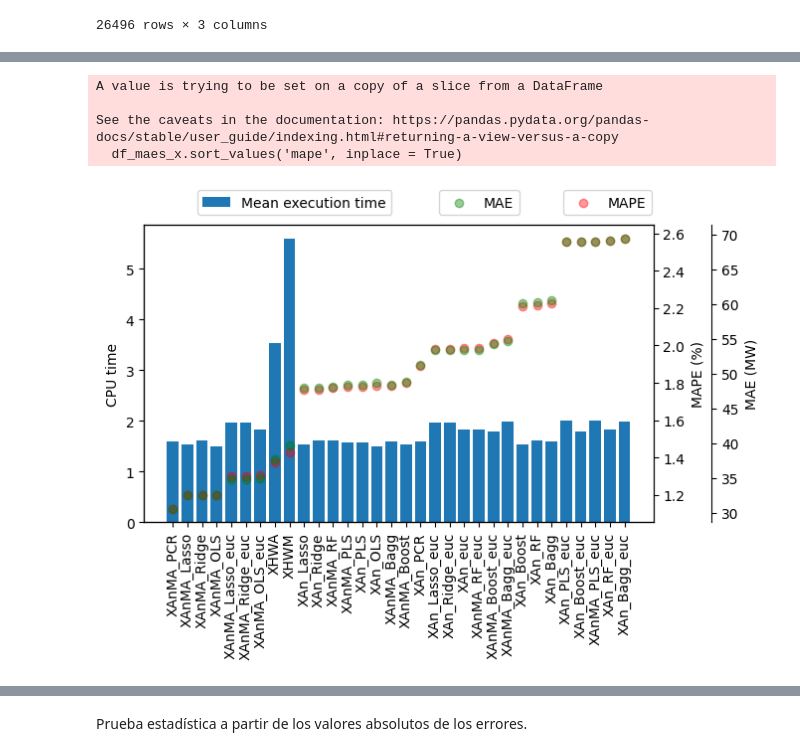
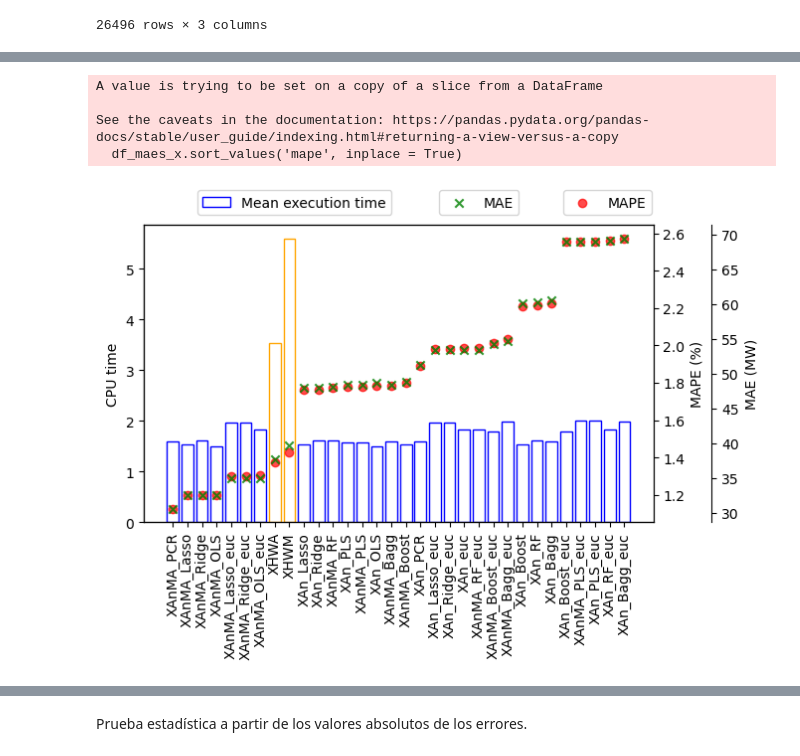
Before and after one commit to urieliram/analog, a Jupyter notebook: test2.ipynb, the cells around one changed output, grey strips where cells are left out. Drawn from its saved outputs; the diff is of its cells as text; code cells hidden in the pictures.

```diff
--- a/test2.ipynb
+++ b/test2.ipynb
@@ -200,0 +196,4 @@ dict_df["Per"] = df_serie4_per
+# %%
+dates_by_index = df_serie4_copy.iloc[dict_df['XAn_PCR'].index].Date
+
+dates_by_index.iloc[61220- 49247:61777- 49247]
@@ -226,25 +294,0 @@ plt.show()
-# %%
-from datetime import datetime as dt
-from matplotlib import pyplot as plt, dates as mdates
-dict_best=(['XAn_PCR','XAnMA_PCR'] )
-plt.figure(figsize=(5, 5))
-plt.plot(df_serie4_sel['index'], df_serie4_sel.SERIE4, label='Y (real)', alpha = 0.7)
-for k in dict_best:
-    if 'X' in k :
-        if k =='XAnMA_PCR':
-            plt.plot(dict_df[k].y_pred, label=k, alpha = 0.7, markersize=4)#,marker='x'
-        else:
-            plt.plot(dict_df[k].y_pred, label=k, alpha = 0.7)
-
-x=4100
-plt.xlim([57120+x,57390+1.07*x])
-plt.ylim([2100,3450])
-# plt.plot(df_serie4_per['index'], df_serie4_per.SERIE4, label='Persistence') FAIL!
-plt.ylabel('Load (MW)')
-
-plt.legend()
-# plt.legend(bbox_to_anchor=(1, 0.8), ncol = 2)
-plt.tight_layout()
-namefile = dir+'fig:episode2.pdf'
-plt.savefig(namefile, transparent=True)
-plt.show()
@@ -371,0 +439,5 @@ Name: method, dtype: object
+# %%
+xcolors = np.repeat('blue', 33).tolist()
+xcolors[7] = 'orange'
+xcolors[8] = 'orange'
+xcolors
@@ -372,41 +462,40 @@ Name: method, dtype: object
 # %%
 df_maes_x.sort_values('mape', inplace = True)
 plt.figure(figsize=(7,5)) #
-plt.bar(df_maes_x.method, df_maes_x.t, label='Mean execution time')
+plt.bar(df_maes_x.method, df_maes_x.t, label='Mean execution time', color = 'none', edgecolor = xcolors)
 plt.xticks(rotation = 90)
 plt.ylabel('CPU time')
 #plt.axhline(y = df_maes_x.t.min(), color = 'black', linestyle = '--')
 plt.legend(bbox_to_anchor = (0.5, 1.14), fontsize = 10, ncols = 2)
 plt.tight_layout()
 
 ax = plt.gca()
 ax2 = ax.twinx()
-plt.scatter(df_maes_x.method, df_maes_x.mape, marker = 'o', color = '#ff0000', label = 'MAPE',alpha=0.4)
+plt.scatter(df_maes_x.method, df_maes_x.mape, marker = 'o', color = '#ff0000', label = 'MAPE', alpha=0.7)
 plt.legend(bbox_to_anchor = (1.01, 1.14), fontsize = 10)
 plt.ylabel('MAPE (%)')
 ax2.yaxis.label.set_color('#000000')
 ax2.tick_params(axis='y', colors='#000000')
 
 ax3 = ax.twinx()
-plt.scatter(df_maes_x.method, df_maes_x.mae, marker = 'o', color = 'green', label = 'MAE',alpha=0.4)
+plt.scatter(df_maes_x.method, df_maes_x.mae, marker = 'x', color = 'green', label = 'MAE', alpha=0.8)
 plt.legend(bbox_to_anchor = (0.75, 1.14), fontsize = 10, ncols = 1)
 plt.ylabel('MAE (MW)')
 ax3.spines.right.set_position(("data", 37))
 ax3.yaxis.label.set_color('#000000')
 ax3.tick_params(axis='y', colors='#000000')
 
 plt.tight_layout()
-namefile = dir+'fig:mape_vs_timeX.pdf'
-plt.savefig(namefile, transparent=True)
+plt.savefig('results/imgs/mape_vs_timeX.pdf', transparent=True)
 
 
 plt.show()
 # %% [output]
 A value is trying to be set on a copy of a slice from a DataFrame
 
 See the caveats in the documentation: https://pandas.pydata.org/pandas-docs/stable/user_guide/indexing.html#returning-a-view-versus-a-copy
   df_maes_x.sort_values('mape', inplace = True)
-[figure, old version]
+[figure, new version]
 # %%
 # df_maes_x.sort_values('mape', inplace = True)
 # plt.figure()
```
Also changed, not shown: parts of 36 cells of this notebook, 1 other file.
